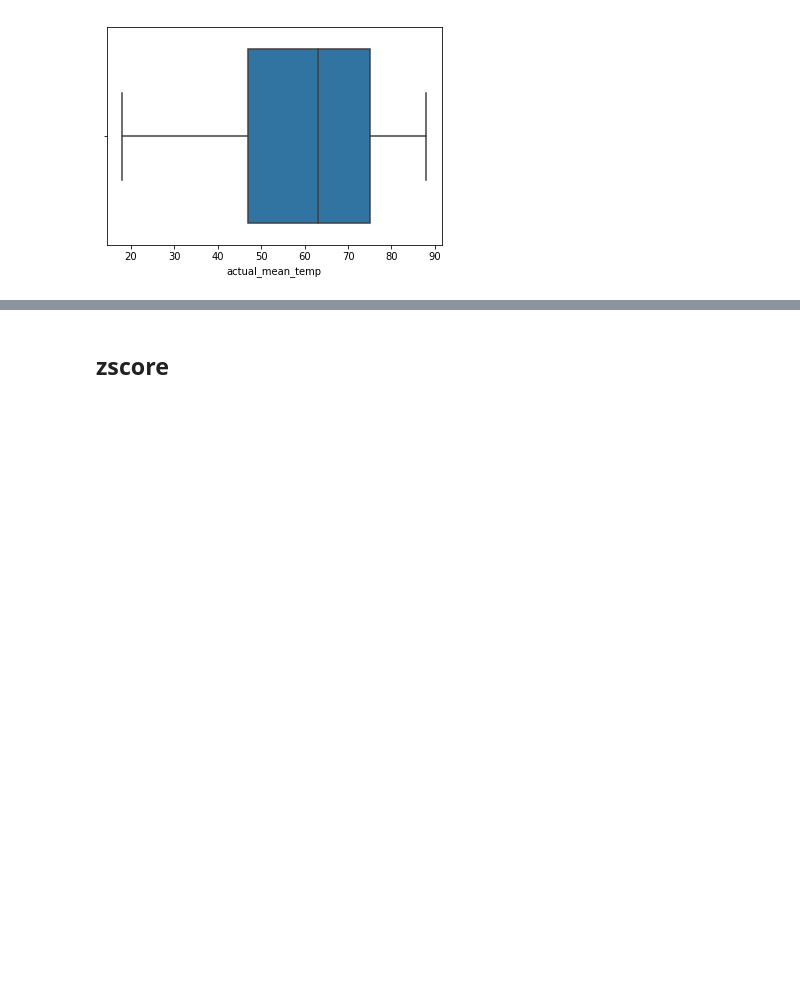
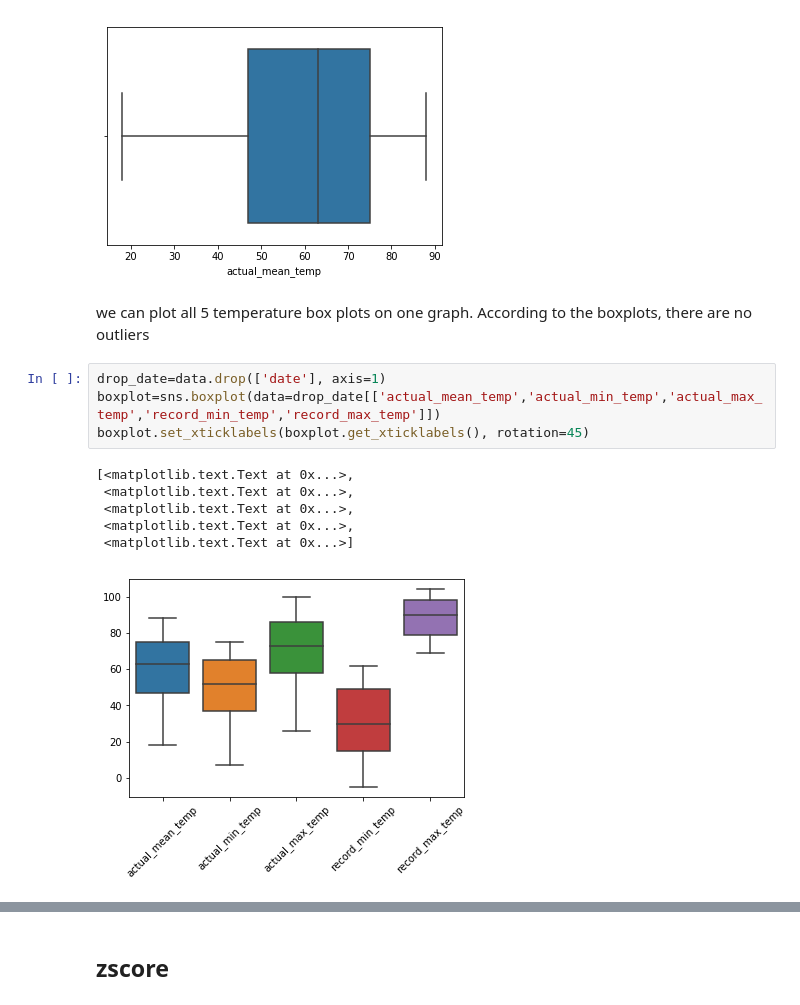
Before and after one commit to VMawson/Data_Science_Tutorials, a Jupyter notebook: DescriptiveStats-quartiles&outliers.ipynb, the cells around one changed output, grey strips where cells are left out. Drawn from its saved outputs; the diff is of its cells as text; blank space fills up the shorter version.

```diff
--- a/DescriptiveStats-quartiles&outliers.ipynb
+++ b/DescriptiveStats-quartiles&outliers.ipynb
@@ -115,3 +115,16 @@ sns.boxplot(x=data['actual_mean_temp'])
 # %% [output]
 <matplotlib.axes._subplots.AxesSubplot at 0x...>
 [figure]
+# %% [markdown]
+we can plot all 5 temperature box plots on one graph. According to the boxplots, there are no outliers
+# %%
+drop_date=data.drop(['date'], axis=1)
+boxplot=sns.boxplot(data=drop_date[['actual_mean_temp','actual_min_temp','actual_max_temp','record_min_temp','record_max_temp']])
+boxplot.set_xticklabels(boxplot.get_xticklabels(), rotation=45)
+# %% [output]
+[<matplotlib.text.Text at 0x...>,
+ <matplotlib.text.Text at 0x...>,
+ <matplotlib.text.Text at 0x...>,
+ <matplotlib.text.Text at 0x...>,
+ <matplotlib.text.Text at 0x...>]
+[figure, added]
```
Also changed, not shown: parts of 13 cells of this notebook.
